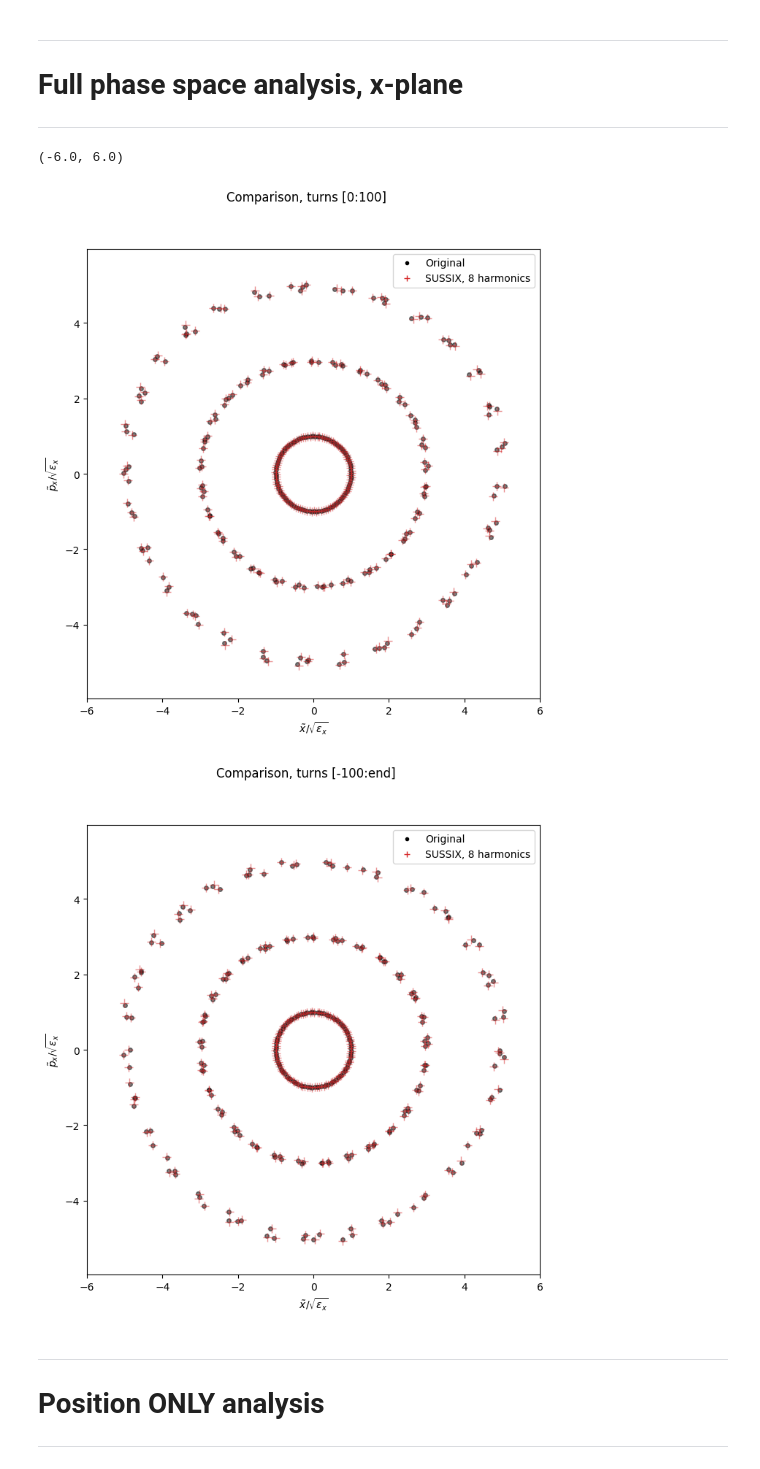
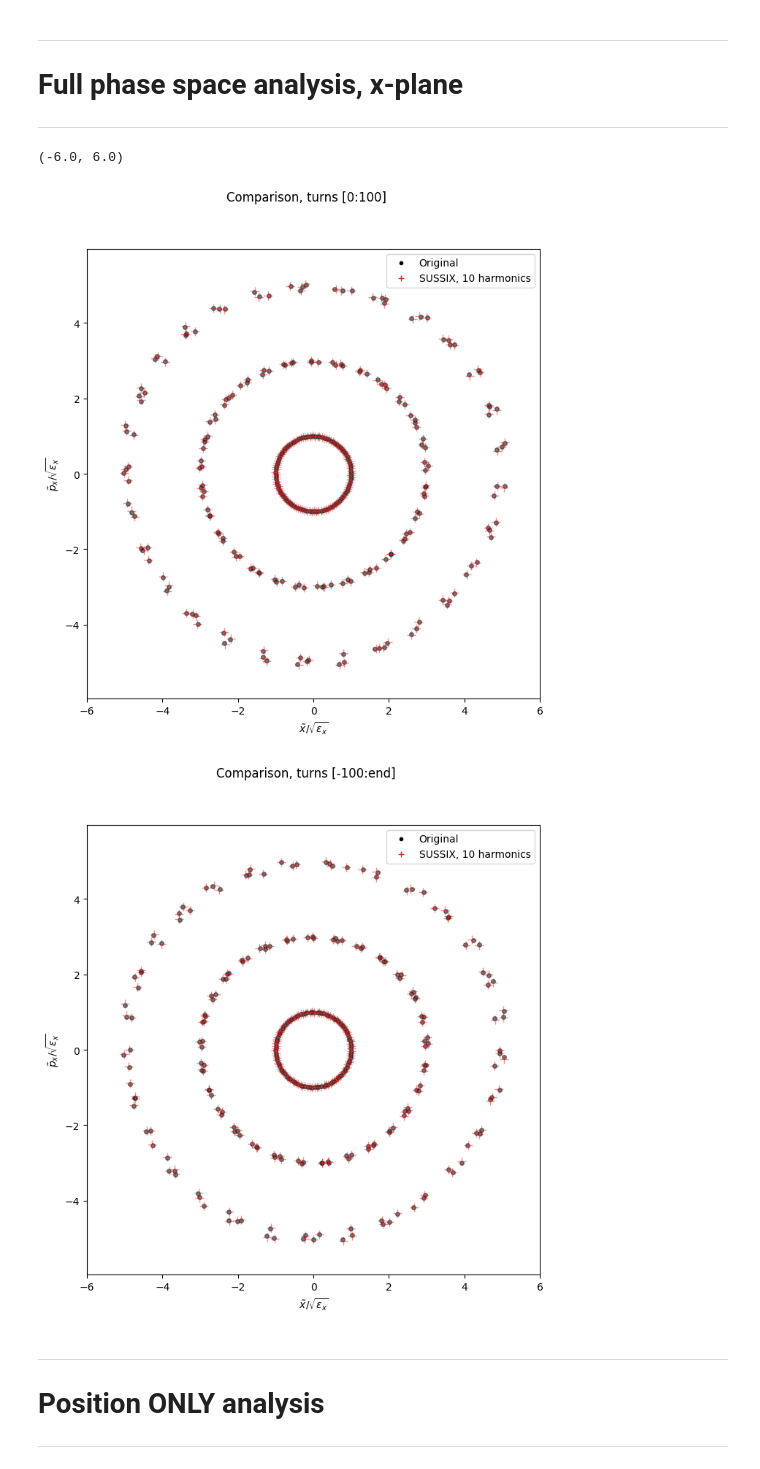
Before and after one commit to xsuite/sussix, a Jupyter notebook: examples/LHC_tracking.ipynb, the cells around one changed output. Saved outputs shown, nothing was run; the diff lists cells and outputs as text; code cells hidden in the pictures.

```diff
--- a/examples/LHC_tracking.ipynb
+++ b/examples/LHC_tracking.ipynb
@@ -140,7 +140,7 @@ x-px  : 0.3104867166661067
 # %%
 #-----------------------------
 # PARAMETERS
-n_harm = 8
+n_harm = 10
 nturns = 100
 #-----------------------------
 
@@ -157,35 +157,35 @@ for part in particles:
 
 plt.plot(np.nan,np.nan,'.',color='k' ,label='Original')
 plt.plot(np.nan,np.nan,'+',color='C3',label=f'SUSSIX, {n_harm} harmonics')
 plt.legend()
 plt.axis('equal')
 plt.xlabel(rf'$\tilde x/\sqrt{{\varepsilon_x}}$')
 plt.ylabel(rf'$\tilde p_x/\sqrt{{\varepsilon_x}}$')
 plt.xlim(-6,6)
 plt.ylim(-6,6)
 
 
 plt.figure(figsize=(8,8))
 plt.suptitle(f'Comparison, turns [-{nturns}:end]')
 for part in particles:
     spectrum = sussix.get_spectrum(part['x'],part['px'],number_of_harmonics = n_harm,Hann_order=2)
     x_r,px_r = sussix.analysis.generate_signal(spectrum.amplitude,spectrum.frequency,np.arange(len(part['x'])))
 
     plt.plot(part['x'][-nturns:],part['px'][-nturns:] ,'.',ms=8,color='k'  ,alpha=0.5)
     plt.plot(x_r[-nturns:],px_r[-nturns:]             ,'+',ms=8,color='C3' ,alpha=0.5)
 
 plt.plot(np.nan,np.nan,'.',color='k' ,label='Original')
 plt.plot(np.nan,np.nan,'+',color='C3',label=f'SUSSIX, {n_harm} harmonics')
 plt.legend()
 plt.axis('equal')
 plt.xlabel(rf'$\tilde x/\sqrt{{\varepsilon_x}}$')
 plt.ylabel(rf'$\tilde p_x/\sqrt{{\varepsilon_x}}$')
 plt.xlim(-6,6)
 plt.ylim(-6,6)
 # %% [output]
 (-6.0, 6.0)
-[figure, old version]
+[figure, new version]
-[figure, old version]
+[figure, new version]
 # %% [markdown]
 ---
 # Position ONLY analysis
```
Also changed, not shown: parts of 5 cells of this notebook.
